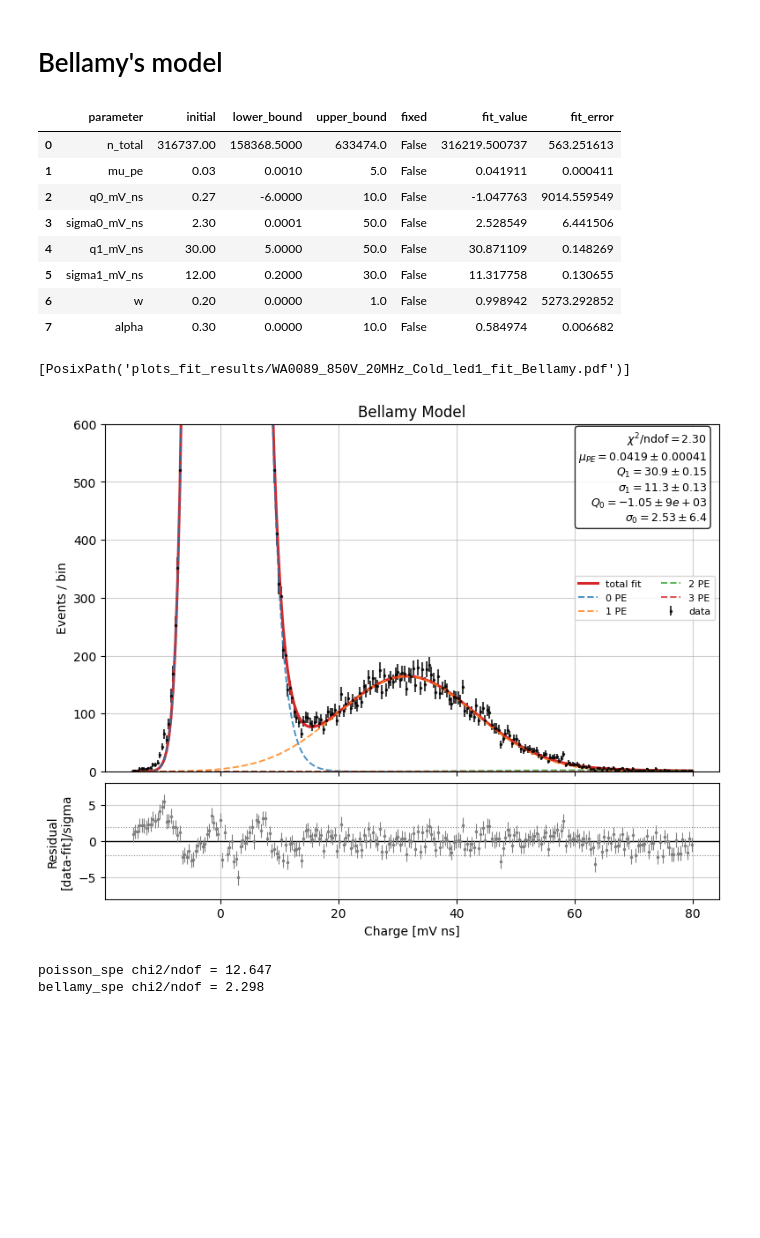
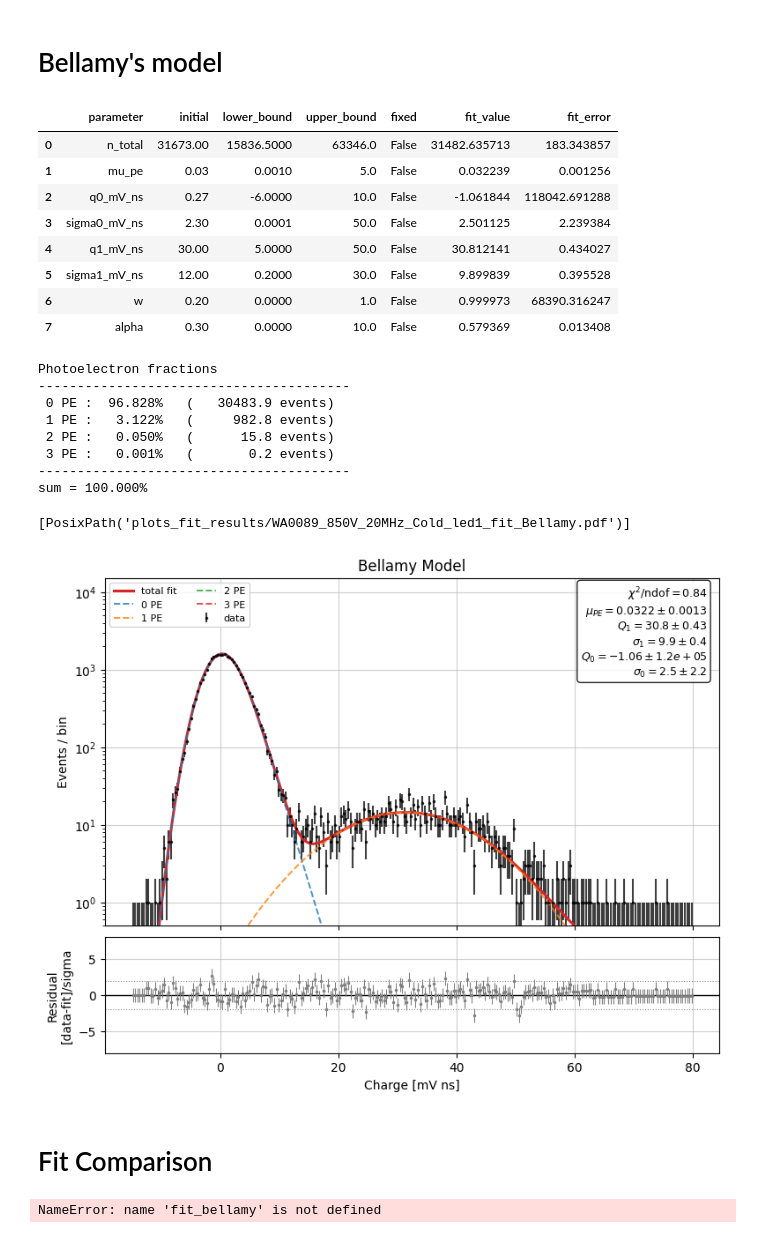
Before and after one commit to TAU-neutrino-lab/PMT-characterization, a Jupyter notebook: PMT-calibration/generic_fit.ipynb, the cells around one changed output. Saved outputs shown, nothing was run; the diff lists cells and outputs as text; code cells hidden in the pictures; blank space fills up the shorter version.

```diff
--- a/PMT-calibration/generic_fit.ipynb
+++ b/PMT-calibration/generic_fit.ipynb
@@ -36,7 +33,7 @@ file_name = "WA0089_850V_20MHz_Cold_led1"
 data_dir = Path("data/WA0089/LED_sweep/260615")
 
 # Set to a number for quick iteration, or None to use all matching files.
-max_files = None
+max_files = 1
 
 files = find_pmt_files(data_dir, file_name, max_files=max_files)
 
@@ -273,46 +273,59 @@ maxPE = 3
 p0_bellamy = {
     # Format: [initial_value, lower_bound, upper_bound, isFixed]
     "n_total":      [len(charge_mV_ns), 0.5 * len(charge_mV_ns), 2.0 * len(charge_mV_ns), False],
     "q0_mV_ns":     [0.27, -6.0, 10.0,  False],
     "sigma0_mV_ns": [2.3, 1e-4, 50.0,   False],
     "q1_mV_ns":     [30.0, 5.0, 50.0,   False],
     "sigma1_mV_ns": [12.0, 0.2, 30.0,   False],
     "mu_pe":        [0.03, 0.001, 5.0,  False],
     "w":            [0.2, 0., 1.,       False],
     "alpha":        [0.3, 0., 10.,      False], # positive
 }
 
 fit_bellamy = fit_bellamy_spe(
     charge_mV_ns,
     p0=p0_bellamy,
     max_pe=maxPE,
     fit_range=fit_range
 )
 
 table_bellamy = fit_result_table(fit_bellamy)
 display( table_bellamy )
 
 fig, ax, ax_resid = plot_fit_result(
     fit_bellamy,
     title="Bellamy Model",
-    logscale=False,
-    ylims= (0, 600),
+    logscale=True,
+    # ylims= (0, 600),
     component_visibility_fraction=0, #1e-3,
     )
 
-save_plot(fig, save_plots, save_dir, file_nickname, f"fit_Bellamy",  Nevents=None)
+bellamy_evt_fractions = poisson_npe_fractions( fit_bellamy, maxPE)
+print_npe_fractions( bellamy_evt_fractions, n_total=fit_bellamy["parameters"]["n_total"] )
+
+save_plot(fig, save_plots, save_dir, file_nickname, f"fit_Bellamy",  Nevents=None);
 # %% [output]
 |  | parameter | initial | lower_bound | upper_bound | fixed | fit_value | fit_error |
-| 0 | n_total | 316737.00 | 158368.5000 | 633474.0 | False | 316219.500737 | 563.251613 |
-| 1 | mu_pe | 0.03 | 0.0010 | 5.0 | False | 0.041911 | 0.000411 |
-| 2 | q0_mV_ns | 0.27 | -6.0000 | 10.0 | False | -1.047763 | 9014.559549 |
-| 3 | sigma0_mV_ns | 2.30 | 0.0001 | 50.0 | False | 2.528549 | 6.441506 |
-| 4 | q1_mV_ns | 30.00 | 5.0000 | 50.0 | False | 30.871109 | 0.148269 |
-| 5 | sigma1_mV_ns | 12.00 | 0.2000 | 30.0 | False | 11.317758 | 0.130655 |
-| 6 | w | 0.20 | 0.0000 | 1.0 | False | 0.998942 | 5273.292852 |
-| 7 | alpha | 0.30 | 0.0000 | 10.0 | False | 0.584974 | 0.006682 |
+| 0 | n_total | 31673.00 | 15836.5000 | 63346.0 | False | 31482.635713 | 183.343857 |
+| 1 | mu_pe | 0.03 | 0.0010 | 5.0 | False | 0.032239 | 0.001256 |
+| 2 | q0_mV_ns | 0.27 | -6.0000 | 10.0 | False | -1.061844 | 118042.691288 |
+| 3 | sigma0_mV_ns | 2.30 | 0.0001 | 50.0 | False | 2.501125 | 2.239384 |
+| 4 | q1_mV_ns | 30.00 | 5.0000 | 50.0 | False | 30.812141 | 0.434027 |
+| 5 | sigma1_mV_ns | 12.00 | 0.2000 | 30.0 | False | 9.899839 | 0.395528 |
+| 6 | w | 0.20 | 0.0000 | 1.0 | False | 0.999973 | 68390.316247 |
+| 7 | alpha | 0.30 | 0.0000 | 10.0 | False | 0.579369 | 0.013408 |
-[PosixPath('plots_fit_results/WA0089_850V_20MHz_Cold_led1_fit_Bellamy.pdf')]
+Photoelectron fractions
+----------------------------------------
+ 0 PE :  96.828%   (   30483.9 events)
+ 1 PE :   3.122%   (     982.8 events)
+ 2 PE :   0.050%   (      15.8 events)
+ 3 PE :   0.001%   (       0.2 events)
+----------------------------------------
+sum = 100.000%
+[PosixPath('plots_fit_results/WA0089_850V_20MHz_Cold_led1_fit_Bellamy.pdf')]
-[figure, old version]
+[figure, new version]
+# %% [markdown]
+# Fit Comparison
 # %%
 for fit in [fit_poisson, fit_bellamy]:
 
@@ -325,8 +338,24 @@ for fit in [fit_poisson, fit_bellamy]:
         fit["model"].name,
         f"chi2/ndof = {chi2_ndof:.3f}"
     )
+
+# because chi2 is almost always smaller when adding parameters, it's better to look at
+def fit_aic(fit):
+    # Akaike Information Criterion
+    # least-squares fits with Gaussian uncertainties
+    # smaller the better
+    n_params = len( fit["fitted_parameter_names"] )
+    return ( fit["chi2"] + 2 * n_params) # for
+
+print( "Poisson AIC:",
+      fit_aic( fit_poisson) )
+print( "Bellamy AIC:", fit_aic( fit_bellamy) )
+print( f"Delta AIC (i.e. is adding more parameters worth it?) {fit_aic( fit_poisson) - fit_aic( fit_bellamy):.2f}")
+##
+# 0–2 models essentially equivalent
+# 4–7 some evidence against larger AIC
+# >10 strong evidence against larger AIC
 # %% [output]
-poisson_spe chi2/ndof = 12.647
-bellamy_spe chi2/ndof = 2.298
+NameError: name 'fit_bellamy' is not defined
 # %%
 
```
Also changed, not shown: parts of 12 cells of this notebook, 5 other files.
